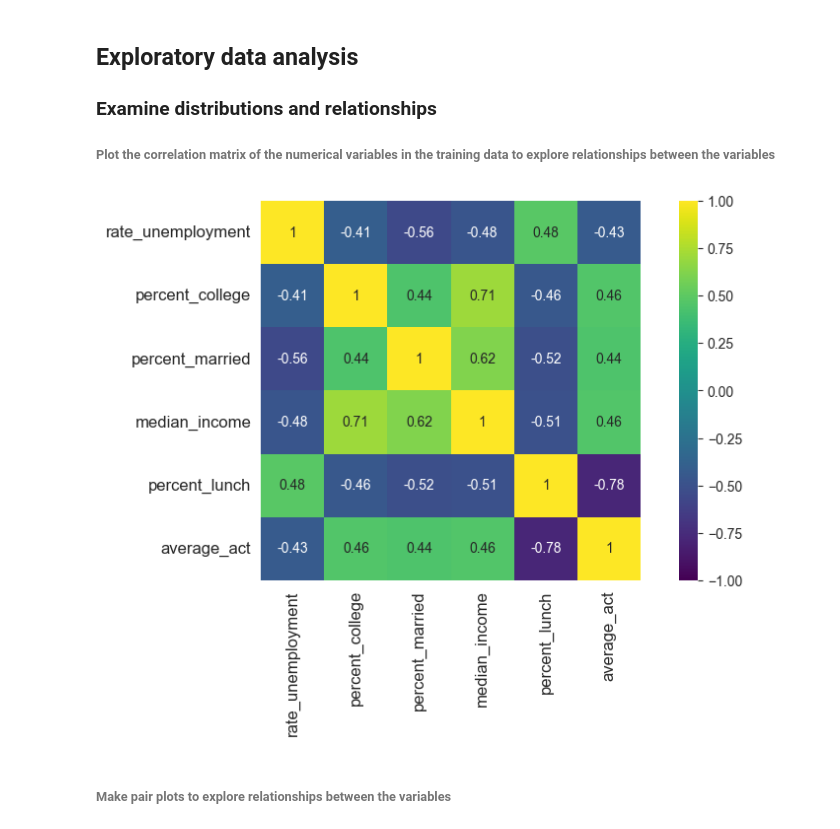
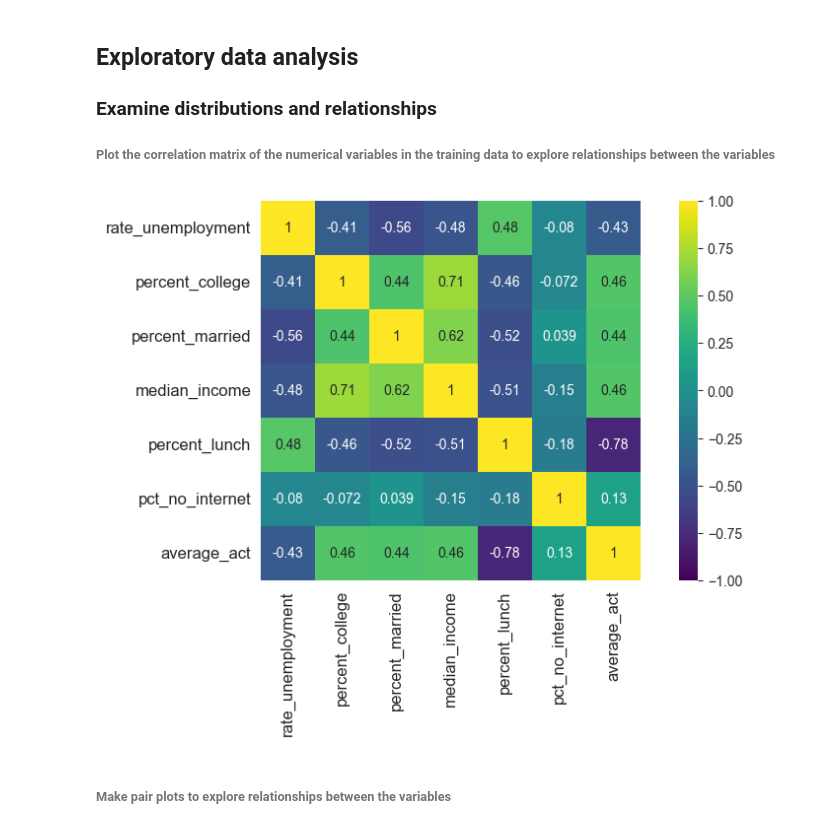
Before and after one commit to benjaminjonjessop/education, a Jupyter notebook: code/Education.ipynb, the cells around one changed output. Drawn from its saved outputs; the diff is of its cells as text; code cells hidden in the pictures.

```diff
--- a/code/Education.ipynb
+++ b/code/Education.ipynb
@@ -717,23 +717,23 @@ df.head()
 
 ###### Plot the correlation matrix of the numerical variables in the training data to explore relationships between the variables
 # %%
-predictor_variables = ['rate_unemployment', 'percent_college', 'percent_married', 'median_income', 'percent_lunch', 'state', 'charter']
+predictor_variables = ['rate_unemployment', 'percent_college', 'percent_married', 'median_income', 'percent_lunch', 'state', 'charter', 'pct_no_internet']
 
 numerical_predictors = df[predictor_variables].select_dtypes(include='number').columns.to_list()
 
 corr_matrix = df[numerical_predictors + ["average_act"]].corr()
 
 plt.figure(figsize=(10, 5))
 
 sns.heatmap(
     corr_matrix, vmax=1, vmin=-1, square=True, annot=True, cmap="viridis"
 )
 
 plt.tick_params(labelsize=12)
 
 plt.show()
 # %% [output]
-[figure, old version]
+[figure, new version]
 # %% [markdown]
 ###### Make pair plots to explore relationships between the variables
 # %%
```
Also changed, not shown: parts of 25 cells of this notebook, 1 other file.
